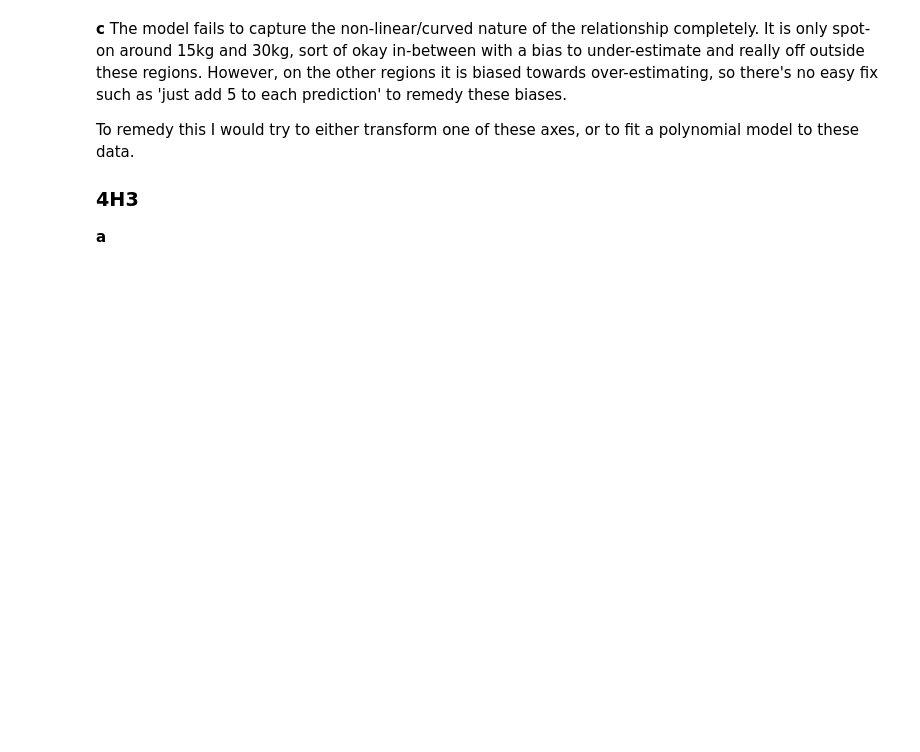
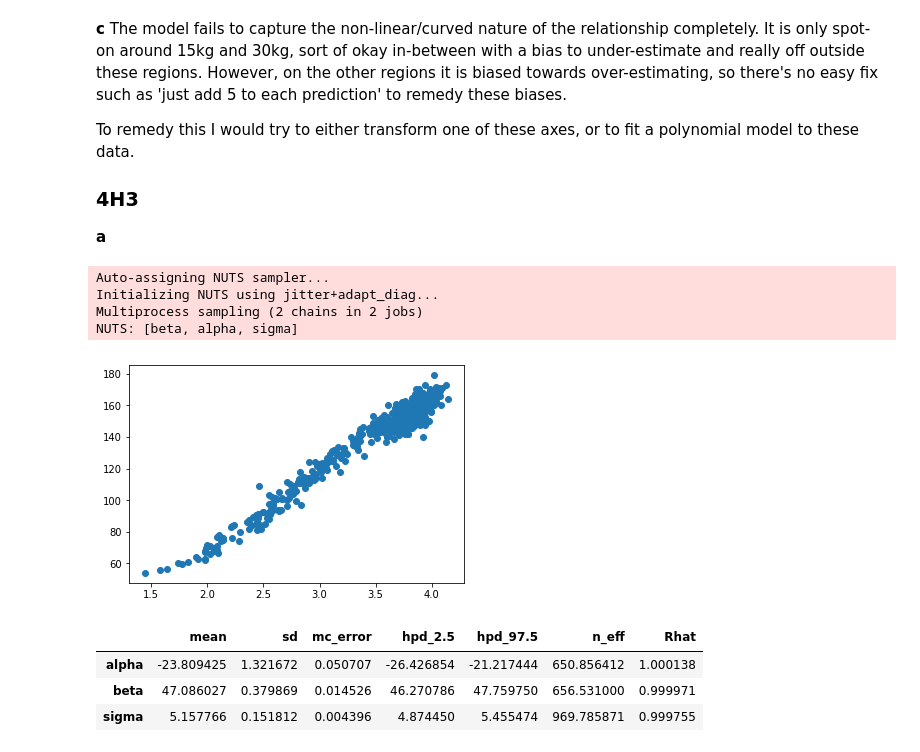
Before and after one commit to nwweber/statistical_rethinking, a Jupyter notebook: chapter_04_linear_models.ipynb, the cells around one changed output. Drawn from its saved outputs; the diff is of its cells as text; code cells hidden in the pictures; blank space fills up the shorter version.

```diff
--- a/chapter_04_linear_models.ipynb
+++ b/chapter_04_linear_models.ipynb
@@ -1230,3 +1227,35 @@ To remedy this I would try to either transform one of these axes, or to fit a po
 
 ### 4H3
 **a**
+# %%
+all_df = pd.read_csv('data/Howell1.csv', sep=';')
+# %%
+all_df['log_weight'] = np.log(all_df.weight)
+# %%
+with pm.Model() as practice_4_h_3_a:
+
+    sigma = pm.Uniform('sigma', lower=0, upper=50)
+
+    alpha = pm.Normal('alpha', mu=178, sd=100)
+    beta = pm.Normal('beta', mu=0, sd=100)
+    mu = pm.Deterministic('mu', alpha + beta * all_df.log_weight)
+
+    h = pm.Normal('h', mu=mu, sd=sigma, observed=all_df.height)
+
+    trace_practice_4_h_3_a = pm.sample(1000, tune=1000)
+# %% [output]
+Auto-assigning NUTS sampler...
+Initializing NUTS using jitter+adapt_diag...
+Multiprocess sampling (2 chains in 2 jobs)
+NUTS: [beta, alpha, sigma]
+# %%
+plt.scatter(x=all_df.log_weight, y=all_df.height);
+# %% [output]
+[figure, added]
+# %%
+pm.summary(trace_practice_4_h_3_a, varnames=['alpha', 'beta', 'sigma'])
+# %% [output]
+|  | mean | sd | mc_error | hpd_2.5 | hpd_97.5 | n_eff | Rhat |
+| alpha | -23.809425 | 1.321672 | 0.050707 | -26.426854 | -21.217444 | 650.856412 | 1.000138 |
+| beta | 47.086027 | 0.379869 | 0.014526 | 46.270786 | 47.759750 | 656.531000 | 0.999971 |
+| sigma | 5.157766 | 0.151812 | 0.004396 | 4.874450 | 5.455474 | 969.785871 | 0.999755 |
```
Also changed, not shown: parts of 17 cells of this notebook.
